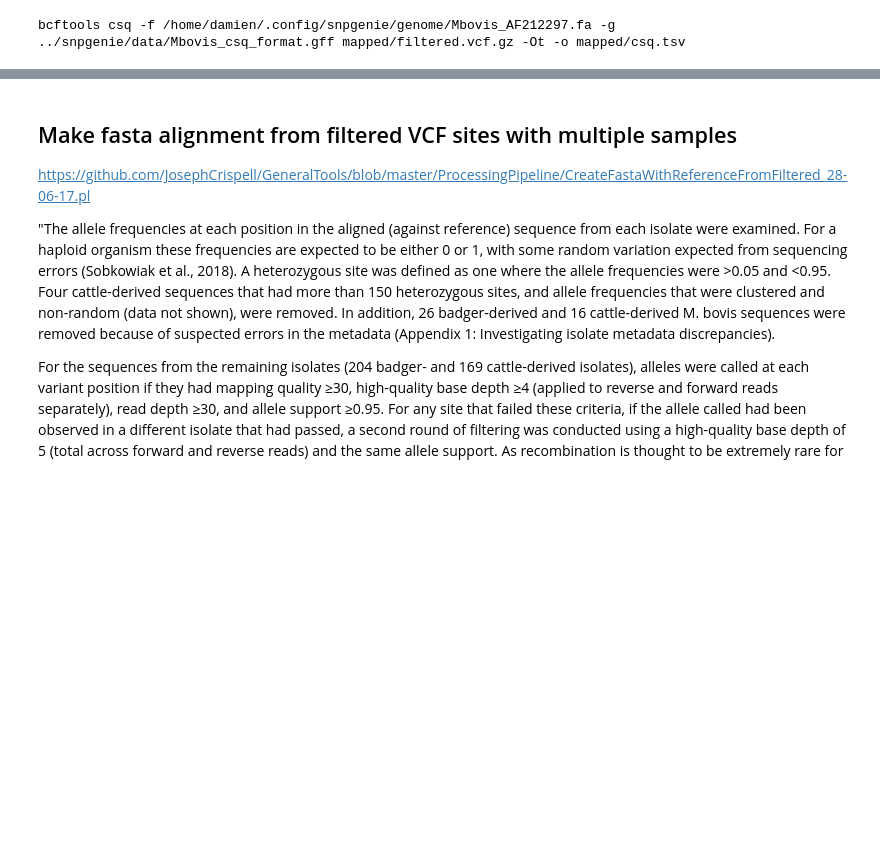
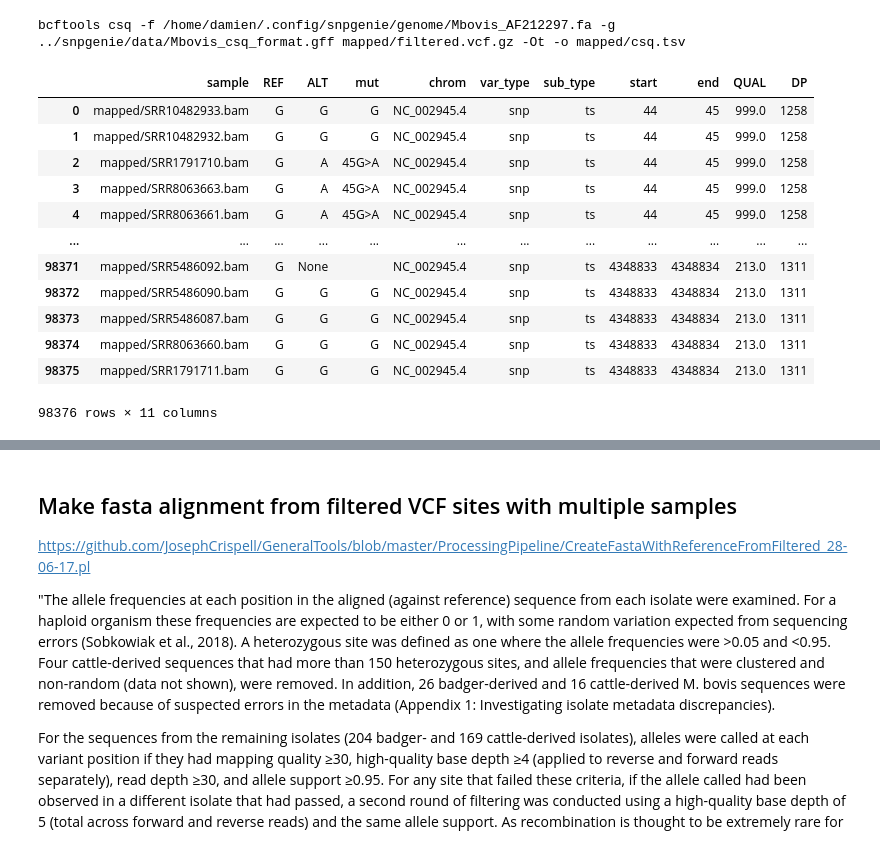
Before and after one commit to dmnfarrell/snipgenie, a Jupyter notebook: notebooks/testing.ipynb, the cells around one changed output, grey strips where cells are left out. Drawn from its saved outputs; the diff is of its cells as text; code cells hidden in the pictures; blank space fills up the shorter version.

```diff
--- a/notebooks/testing.ipynb
+++ b/notebooks/testing.ipynb
@@ -298,22 +296,40 @@ def vcf_to_dataframe(vcf_file, quality=30):
         file = open(vcf_file)
     vcf_reader = vcf.Reader(file,'r')
     res=[]
-    cols = ['chrom','var_type','sub_type','start','end','REF','ALT','QUAL','DP']
+    cols = ['sample','REF','ALT','mut','chrom','var_type','sub_type','start','end','QUAL','DP']
     i=0
     for rec in vcf_reader:
-        #if i>10:
+        #if i>50:
         #    break
-        x = [rec.CHROM, rec.var_type, rec.var_subtype, rec.start, rec.end, rec.REF, str(rec.ALT[0]),
-            rec.QUAL, rec.INFO['DP']]
-        #print (rec.__dict__)
-        #print (rec.INFO.keys())
-        #for call in rec.samples:
-        #    print (call.sample, call.data, rec.genotype(call.sample))
-        res.append(x)
-        #print (x)
+        S = {sample.sample: sample.gt_bases for sample in rec.samples}
+        #print (S)
+        x = [rec.CHROM, rec.var_type, rec.var_subtype, rec.start, rec.end, rec.QUAL, rec.INFO['DP']]
+        for sample in rec.samples:
+            if sample.gt_bases==None:
+                mut=''
+            elif rec.REF != sample.gt_bases:
+                mut=str(rec.end)+rec.REF+'>'+sample.gt_bases
+            else:
+                mut = rec.REF
+            row = [sample.sample, rec.REF, sample.gt_bases, mut] + x
+            res.append(row)
         #i+=1
     res = pd.DataFrame(res,columns=cols)
     return res
 # %%
-vdf = vcf_to_dataframe('mapped/filtered.vcf.gz')
-vdf.var_type.value_counts()
+vdf = vcf_to_dataframe('../mapped/filtered.vcf.gz')
+vdf
+# %% [output]
+|  | sample | REF | ALT | mut | chrom | var_type | sub_type | start | end | QUAL | DP |
+| 0 | mapped/SRR10482933.bam | G | G | G | NC_002945.4 | snp | ts | 44 | 45 | 999.0 | 1258 |
+| 1 | mapped/SRR10482932.bam | G | G | G | NC_002945.4 | snp | ts | 44 | 45 | 999.0 | 1258 |
+| 2 | mapped/SRR1791710.bam | G | A | 45G>A | NC_002945.4 | snp | ts | 44 | 45 | 999.0 | 1258 |
+| 3 | mapped/SRR8063663.bam | G | A | 45G>A | NC_002945.4 | snp | ts | 44 | 45 | 999.0 | 1258 |
+| 4 | mapped/SRR8063661.bam | G | A | 45G>A | NC_002945.4 | snp | ts | 44 | 45 | 999.0 | 1258 |
+| ... | ... | ... | ... | ... | ... | ... | ... | ... | ... | ... | ... |
+| 98371 | mapped/SRR5486092.bam | G | None |  | NC_002945.4 | snp | ts | 4348833 | 4348834 | 213.0 | 1311 |
+| 98372 | mapped/SRR5486090.bam | G | G | G | NC_002945.4 | snp | ts | 4348833 | 4348834 | 213.0 | 1311 |
+| 98373 | mapped/SRR5486087.bam | G | G | G | NC_002945.4 | snp | ts | 4348833 | 4348834 | 213.0 | 1311 |
+| 98374 | mapped/SRR8063660.bam | G | G | G | NC_002945.4 | snp | ts | 4348833 | 4348834 | 213.0 | 1311 |
+| 98375 | mapped/SRR1791711.bam | G | G | G | NC_002945.4 | snp | ts | 4348833 | 4348834 | 213.0 | 1311 |
+98376 rows × 11 columns
```
Also changed, not shown: parts of 2 cells of this notebook, 5 other files.
